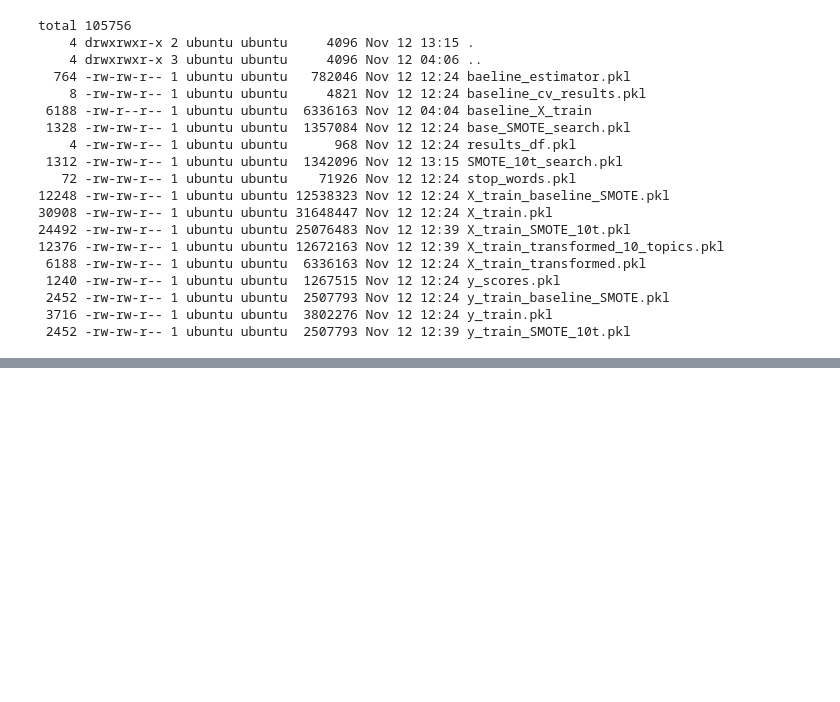
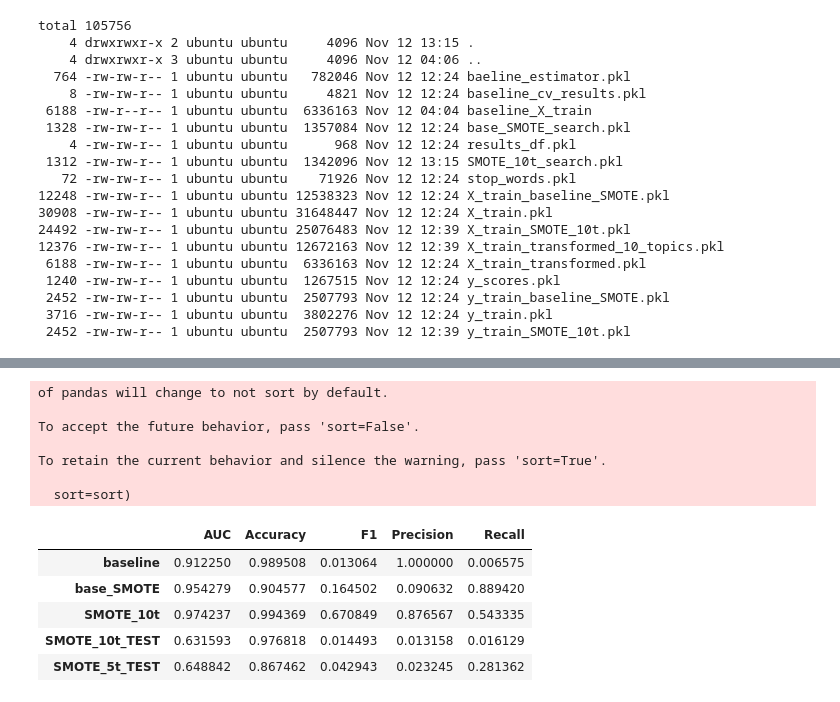
Before and after one commit to jason-sa/amazon_product_trend_classification, a Jupyter notebook: py_files/Amazon_Reviews_Model_Selection.ipynb, the cells around one changed output, grey strips where cells are left out. Cells and saved outputs as stored; diff of their text form; code cells hidden in the pictures; blank space fills up the shorter version.

```diff
--- a/py_files/Amazon_Reviews_Model_Selection.ipynb
+++ b/py_files/Amazon_Reviews_Model_Selection.ipynb
@@ -406,0 +459,35 @@ save(ar.y_scores, 'y_scores.pkl')
+# %%
+lda_parameters['n_components'] = 5
+# count_vectorizer_parameters['stop_words'] = load('stop_words.pkl')
+
+doc_pipeline = Pipeline(
+    [
+        ('cnt_vector', CountVectorizer(**count_vectorizer_parameters)),
+        ('lda', LatentDirichletAllocation(**lda_parameters)),
+        ('log_tansform', FunctionTransformer(np.log))
+    ]
+)
+# %%
+doc_pipeline.fit(ar.X_train)
+X_test_trans_5t = doc_pipeline.transform(ar.X_test)
+# %%
+bayes_search_5t = load('base_SMOTE_search.pkl')
+# %%
+y_test_probs_5t = bayes_search_5t.best_estimator_.predict_proba(X_test_trans_5t)[:,1]
+# %%
+ar.log_score(ar.y_test, y_test_probs_5t, 'SMOTE_5t_TEST')
+ar.results
+# %% [output]
+of pandas will change to not sort by default.
+
+To accept the future behavior, pass 'sort=False'.
+
+To retain the current behavior and silence the warning, pass 'sort=True'.
+
+  sort=sort)
+|  | AUC | Accuracy | F1 | Precision | Recall |
+| baseline | 0.912250 | 0.989508 | 0.013064 | 1.000000 | 0.006575 |
+| base_SMOTE | 0.954279 | 0.904577 | 0.164502 | 0.090632 | 0.889420 |
+| SMOTE_10t | 0.974237 | 0.994369 | 0.670849 | 0.876567 | 0.543335 |
+| SMOTE_10t_TEST | 0.631593 | 0.976818 | 0.014493 | 0.013158 | 0.016129 |
+| SMOTE_5t_TEST | 0.648842 | 0.867462 | 0.042943 | 0.023245 | 0.281362 |
```
Also changed, not shown: parts of 36 cells of this notebook.
